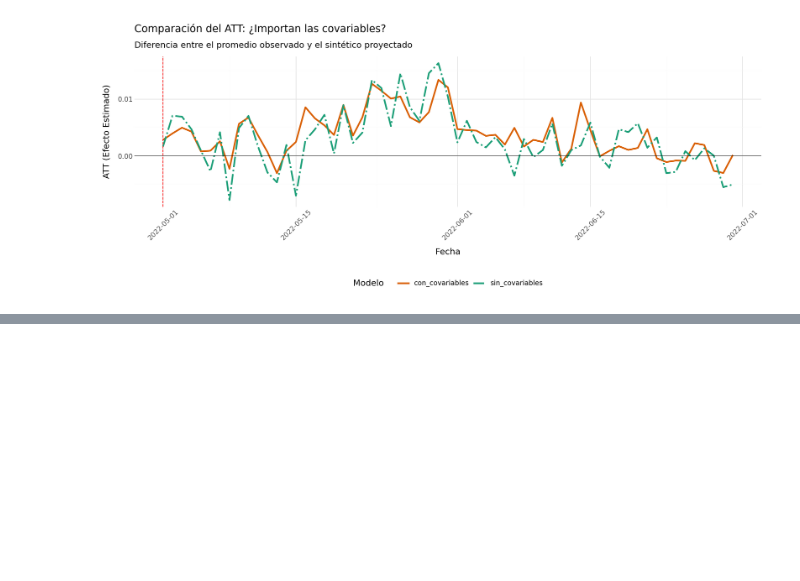
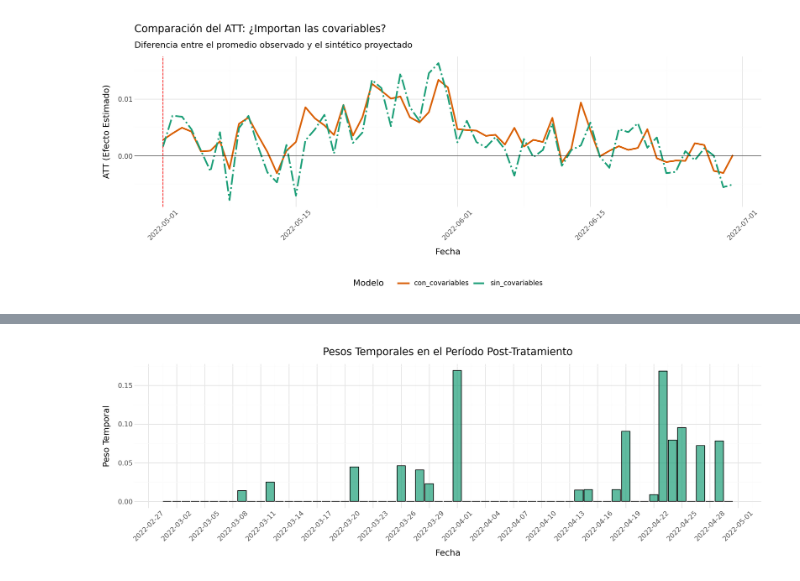
Before and after one commit to Sechi42/Causal_Inference-with-python, a Jupyter notebook: ch09/Syntetic_Control.ipynb, the cells around one changed output, grey strips where cells are left out. Saved outputs shown, nothing was run; the diff lists cells and outputs as text; code cells hidden in the pictures; blank space fills up the shorter version.

```diff
--- a/ch09/Syntetic_Control.ipynb
+++ b/ch09/Syntetic_Control.ipynb
@@ -769,0 +1052,15 @@ Miércoles      7           4           460         115.92        344.08
+# %%
+time_sc = SyntheticControl(fit_intercept=True)
+
+time_sc.fit(
+    y_pre_co.drop("date").to_pandas().T,  # Transponemos y convertimos a pandas para sklearn
+    y_post_co.drop("date").to_pandas().mean(axis=0)  # Promedio por ciudad en post-periodo
+)
+
+# Creamos el DataFrame con pesos temporales usando Polars
+time_w = pl.DataFrame({
+    "date": y_pre_co["date"],
+    "time_weight": time_sc.w_
+})
+
+time_w.tail()  # Mostramos las últimas filas para verificar
@@ -769,0 +1076,16 @@ Miércoles      7           4           460         115.92        344.08
+# %%
+
+(
+    ggplot(time_w, aes(x="date", y="time_weight"))
+    + geom_col(fill="#1b9e77", color="black", alpha=0.7)
+    + scale_x_date(date_breaks="3 day")
+    + labs(
+        title="Pesos Temporales en el Período Post-Tratamiento",
+        x="Fecha",
+        y="Peso Temporal"
+    )
+    + theme_minimal()
+    + theme(axis_text_x=element_text(rotation=45), figure_size=(12, 4))
+)
+# %% [output]
+[figure, added]
```
Also changed, not shown: parts of 31 cells of this notebook, 1 other file.
